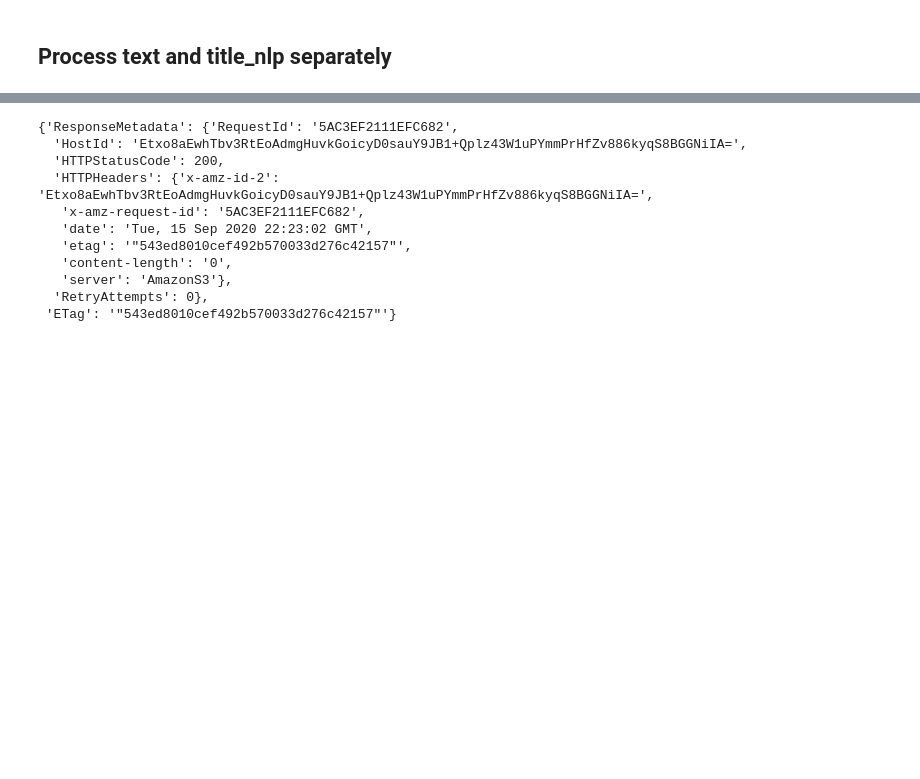
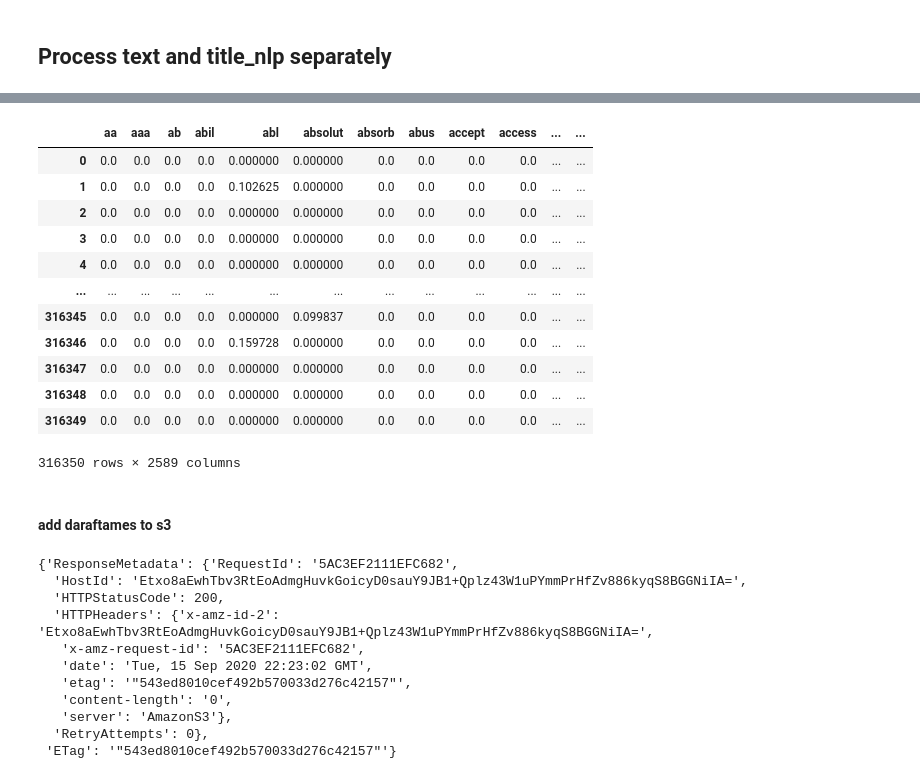
Before and after one commit to alirezasdg1/Amazon-recommender-system, a Jupyter notebook: notebooks/Content_based_recommender.ipynb, the cells around one changed output, grey strips where cells are left out. Saved outputs shown, nothing was run; the diff lists cells and outputs as text; code cells hidden in the pictures; blank space fills up the shorter version.

```diff
--- a/notebooks/Content_based_recommender.ipynb
+++ b/notebooks/Content_based_recommender.ipynb
@@ -124,3 +130,23 @@ df_title
+# %%
+vectorizer_review, df_review = nlp_process(df_items['reviewText'],max_features = None)
+# %%
+df_review
+# %% [output]
+|  | aa | aaa | ab | abil | abl | absolut | absorb | abus | accept | access | ... | ... |
+| 0 | 0.0 | 0.0 | 0.0 | 0.0 | 0.000000 | 0.000000 | 0.0 | 0.0 | 0.0 | 0.0 | ... | ... |
+| 1 | 0.0 | 0.0 | 0.0 | 0.0 | 0.102625 | 0.000000 | 0.0 | 0.0 | 0.0 | 0.0 | ... | ... |
+| 2 | 0.0 | 0.0 | 0.0 | 0.0 | 0.000000 | 0.000000 | 0.0 | 0.0 | 0.0 | 0.0 | ... | ... |
+| 3 | 0.0 | 0.0 | 0.0 | 0.0 | 0.000000 | 0.000000 | 0.0 | 0.0 | 0.0 | 0.0 | ... | ... |
+| 4 | 0.0 | 0.0 | 0.0 | 0.0 | 0.000000 | 0.000000 | 0.0 | 0.0 | 0.0 | 0.0 | ... | ... |
+| ... | ... | ... | ... | ... | ... | ... | ... | ... | ... | ... | ... | ... |
+| 316345 | 0.0 | 0.0 | 0.0 | 0.0 | 0.000000 | 0.099837 | 0.0 | 0.0 | 0.0 | 0.0 | ... | ... |
+| 316346 | 0.0 | 0.0 | 0.0 | 0.0 | 0.159728 | 0.000000 | 0.0 | 0.0 | 0.0 | 0.0 | ... | ... |
+| 316347 | 0.0 | 0.0 | 0.0 | 0.0 | 0.000000 | 0.000000 | 0.0 | 0.0 | 0.0 | 0.0 | ... | ... |
+| 316348 | 0.0 | 0.0 | 0.0 | 0.0 | 0.000000 | 0.000000 | 0.0 | 0.0 | 0.0 | 0.0 | ... | ... |
+| 316349 | 0.0 | 0.0 | 0.0 | 0.0 | 0.000000 | 0.000000 | 0.0 | 0.0 | 0.0 | 0.0 | ... | ... |
+316350 rows × 2589 columns
+# %% [markdown]
+#### add daraftames to s3
 # %%
 df_text.to_csv(csv_buffer)
 s3_resource.Object(bucket, 'df_text.csv').put(Body=csv_buffer.getvalue())
```
Also changed, not shown: parts of 11 cells of this notebook.
